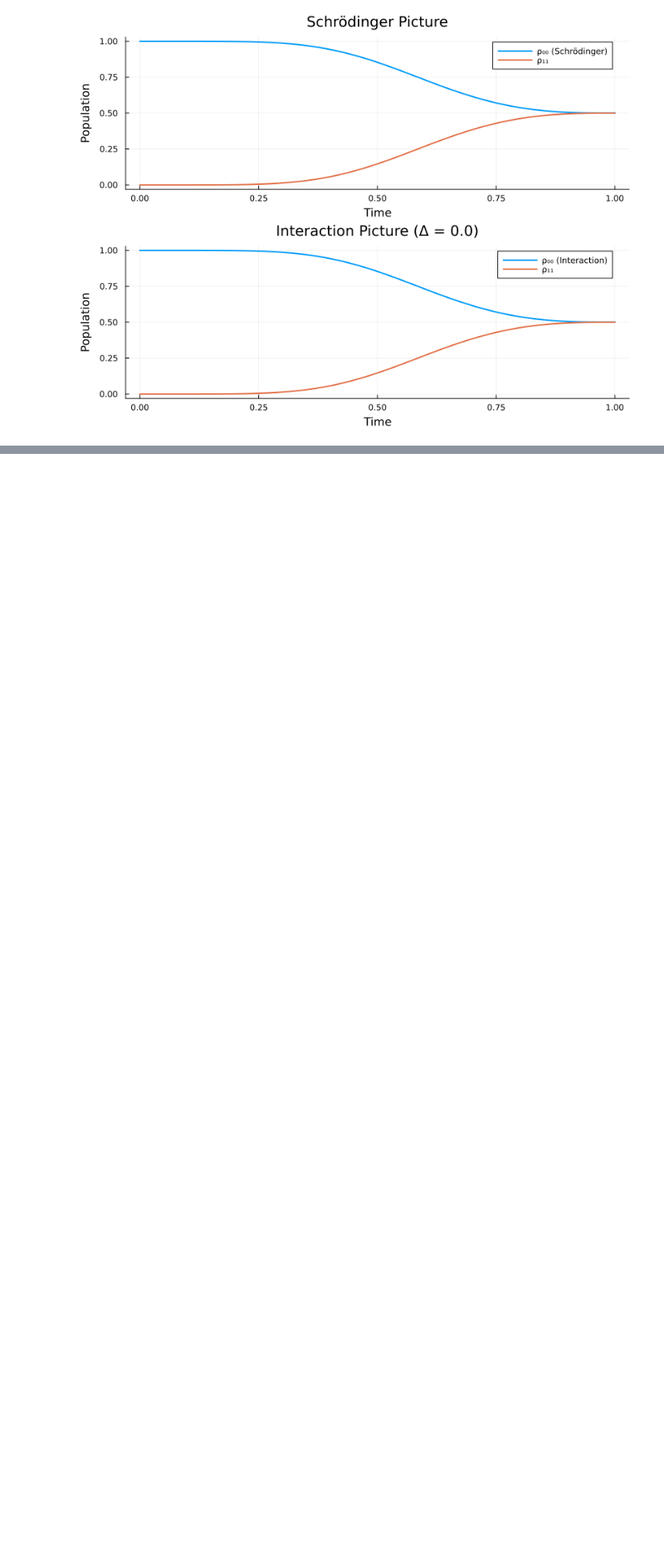
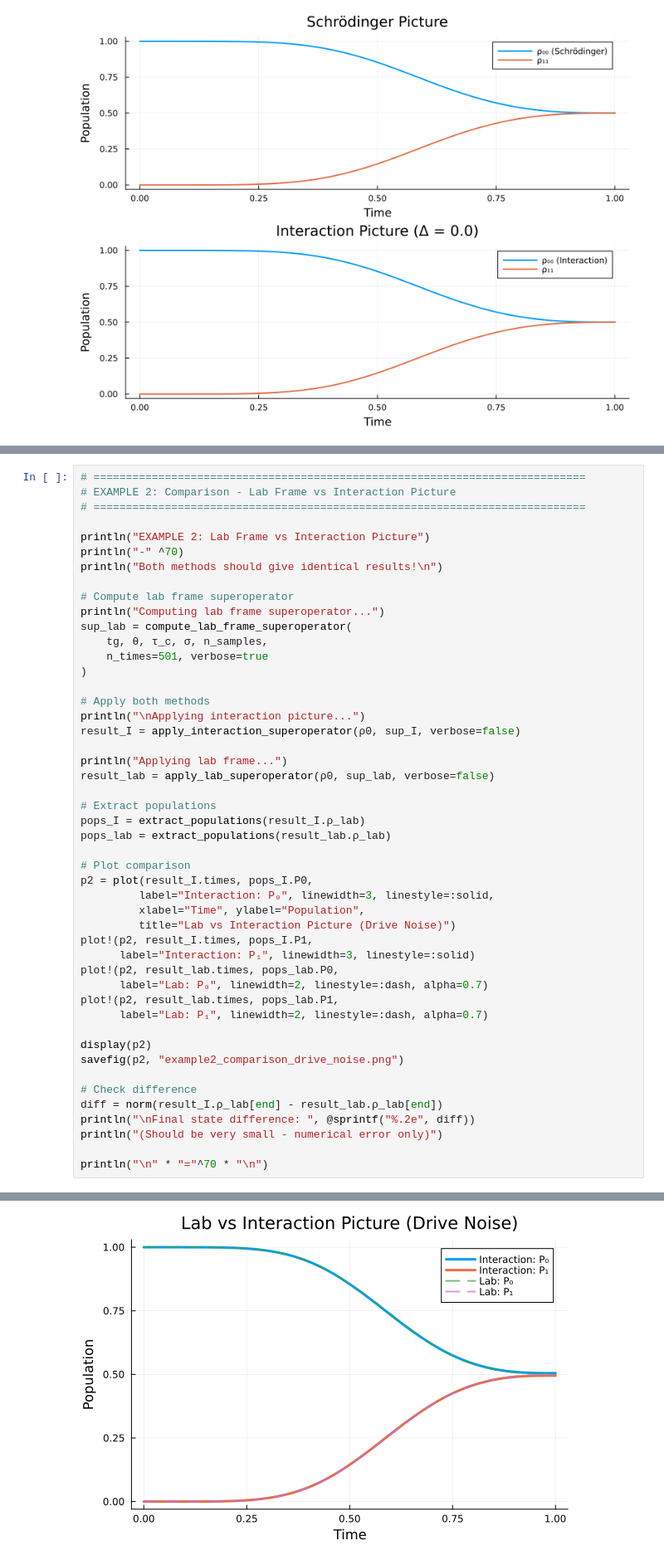
Before and after one commit to JerisonP/quantum-noise-modeling, a Jupyter notebook: quantum-noise.ipynb, the cells around one changed output, grey strips where cells are left out. Shown at 83% size. Cells and saved outputs as stored; diff of their text form; blank space fills up the shorter version.

```diff
--- a/quantum-noise.ipynb
+++ b/quantum-noise.ipynb
@@ -460,0 +499,49 @@ Sweep Complete!
+# %%
+# ============================================================================
+# EXAMPLE 2: Comparison - Lab Frame vs Interaction Picture
+# ============================================================================
+
+println("EXAMPLE 2: Lab Frame vs Interaction Picture")
+println("-" ^70)
+println("Both methods should give identical results!\n")
+
+# Compute lab frame superoperator
+println("Computing lab frame superoperator...")
+sup_lab = compute_lab_frame_superoperator(
+    tg, θ, τ_c, σ, n_samples,
+    n_times=501, verbose=true
+)
+
+# Apply both methods
+println("\nApplying interaction picture...")
+result_I = apply_interaction_superoperator(ρ0, sup_I, verbose=false)
+
+println("Applying lab frame...")
+result_lab = apply_lab_superoperator(ρ0, sup_lab, verbose=false)
+
+# Extract populations
+pops_I = extract_populations(result_I.ρ_lab)
+pops_lab = extract_populations(result_lab.ρ_lab)
+
+# Plot comparison
+p2 = plot(result_I.times, pops_I.P0,
+         label="Interaction: P₀", linewidth=3, linestyle=:solid,
+         xlabel="Time", ylabel="Population",
+         title="Lab vs Interaction Picture (Drive Noise)")
+plot!(p2, result_I.times, pops_I.P1,
+      label="Interaction: P₁", linewidth=3, linestyle=:solid)
+plot!(p2, result_lab.times, pops_lab.P0,
+      label="Lab: P₀", linewidth=2, linestyle=:dash, alpha=0.7)
+plot!(p2, result_lab.times, pops_lab.P1,
+      label="Lab: P₁", linewidth=2, linestyle=:dash, alpha=0.7)
+
+display(p2)
+savefig(p2, "example2_comparison_drive_noise.png")
+
+# Check difference
+diff = norm(result_I.ρ_lab[end] - result_lab.ρ_lab[end])
+println("\nFinal state difference: ", @sprintf("%.2e", diff))
+println("(Should be very small - numerical error only)")
+
+println("\n" * "="^70 * "\n")
+# %% [output]
@@ -460,0 +563 @@ Sweep Complete!
+[figure, added]
```
Also changed, not shown: parts of 9 cells of this notebook, 1 other file.
